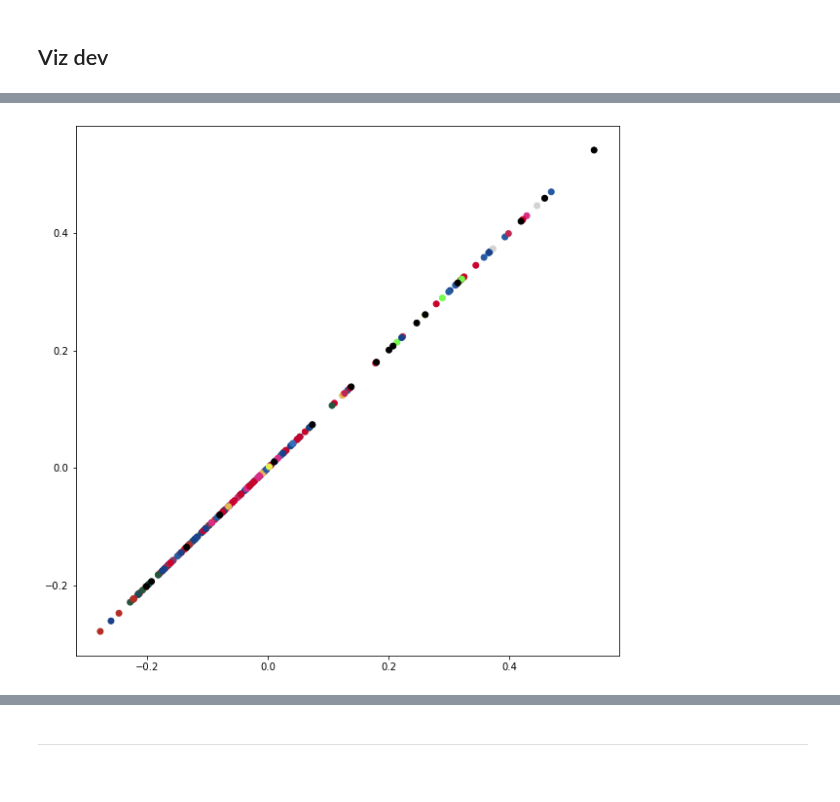
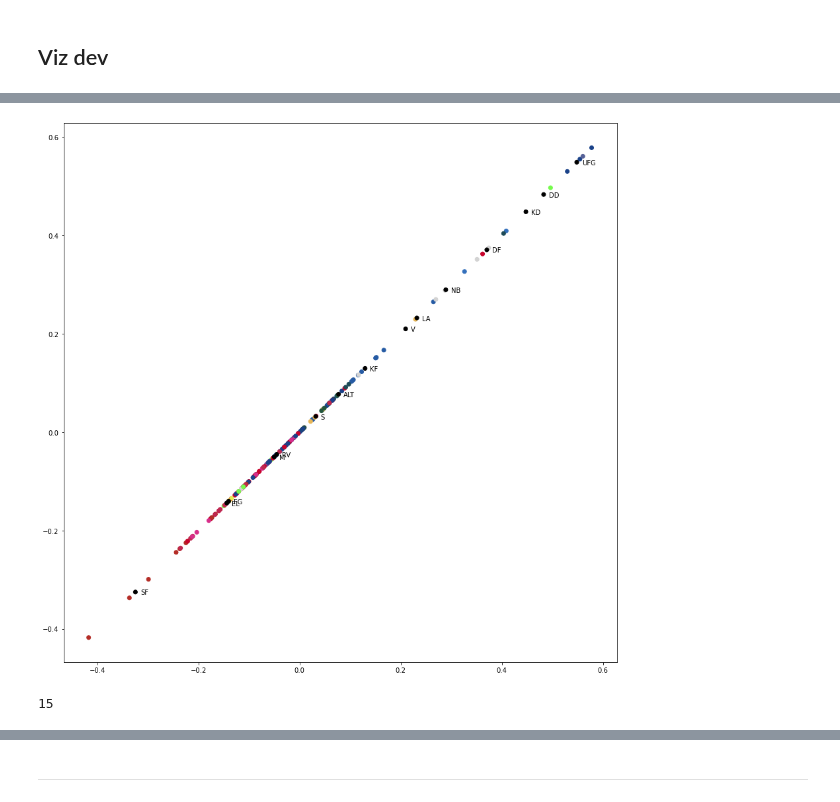
Before and after one commit to mathiasbruun/DCPA, a Jupyter notebook: politician2vec_example.ipynb, the cells around one changed output, grey strips where cells are left out. Saved outputs shown, nothing was run; the diff lists cells and outputs as text; code cells hidden in the pictures.

```diff
--- a/politician2vec_example.ipynb
+++ b/politician2vec_example.ipynb
@@ -210,5 +150,6 @@ inspect_topic(pol2vec_model, 1, n_docs=1, query_substr=None)
 # %%
-model_path = 'embedding_models/politician2vec_test_meta_v1.txt'
+#model_path = 'embedding_models/politician2vec_test_meta_v1.txt'
+model_path = 'embedding_models/politician2vec_test_fastlearn_v2.txt'
 # %%
 pol2vec_model.save(model_path)
 # %% [markdown]
@@ -337,4 +271,4 @@ topic_df['color'] = topic_df['party'].map(colormap)
 cmap = topic_df[['snippet', 'color']].set_index('snippet').to_dict()
 topic_df['full_name'] = grouped_docs['full_name']
 # %%
-topic_df.head()
+topic_labels = topic_df.drop_duplicates(subset = 'top')[['top', 'party']].sort_values(by = 'top').set_index('top').reset_index(drop=True)
@@ -348,6 +275,6 @@ topic_df.head()
 # %%
 partyvecs = pol2vec_model.topic_vectors
-partylabels = pd.DataFrame(topic_labels.values(), columns = ['party'])
+partylabels = pd.DataFrame(topic_labels['party'])
 # %%
 combined_hover = pd.concat([topic_df, partylabels]).reset_index(drop=True)
 combined_hover['color'] = combined_hover['color'].fillna('black')
@@ -384,15 +312,25 @@ reduced = pca.fit_transform(
         pol2vec_model.document_vectors,
         pol2vec_model.topic_vectors
         ]))
+# %%
+only_party_labs = combined_hover
+only_party_labs.loc[only_party_labs['full_name'].notna(),'party'] = ''
 # %%
-fig = plt.figure(figsize=(10,10))
+fig = plt.figure(figsize=(15,15))
 
 ax = plt.scatter(
     x = reduced,
     y = reduced,
     c=combined_hover['color'],
     cmap=combined_hover['color']
     )
+
+for i in range(len(reduced)):
+    plt.annotate(only_party_labs['party'][i], (reduced[i]+0.01, reduced[i]-0.005))
 # %% [output]
-[figure, old version]
+[figure, new version]
+# %%
+len(topic_labels)
+# %% [output]
+15
 # %%
```
Also changed, not shown: parts of 17 cells of this notebook.
